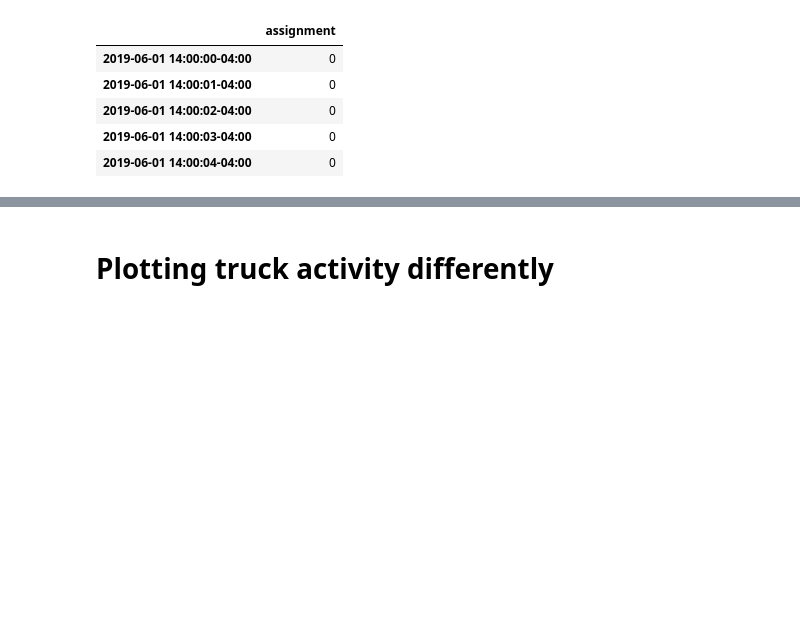
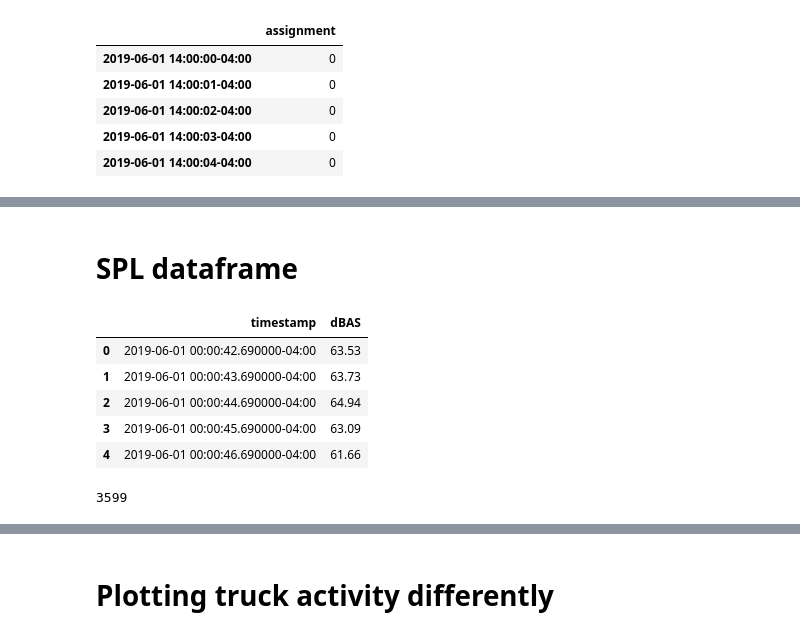
Before and after one commit to marin-hyatt/public-redhook-analysis, a Jupyter notebook: Truck_Analysis.ipynb, the cells around one changed output, grey strips where cells are left out. Cells and saved outputs as stored; diff of their text form; code cells hidden in the pictures; blank space fills up the shorter version.

Commit message:
Created dataframe for SPL values

```diff
--- a/Truck_Analysis.ipynb
+++ b/Truck_Analysis.ipynb
@@ -656,0 +667,11 @@ complete_assignments_df.head()
+# %% [markdown]
+# SPL dataframe
+# %%
+time_df.head()
+# %% [output]
+|  | timestamp | dBAS |
+| 0 | 2019-06-01 00:00:42.690000-04:00 | 63.53 |
+| 1 | 2019-06-01 00:00:43.690000-04:00 | 63.73 |
+| 2 | 2019-06-01 00:00:44.690000-04:00 | 64.94 |
+| 3 | 2019-06-01 00:00:45.690000-04:00 | 63.09 |
+| 4 | 2019-06-01 00:00:46.690000-04:00 | 61.66 |
@@ -656,0 +687,4 @@ complete_assignments_df.head()
+# %%
+len(dBAS_hour)
+# %% [output]
+3599
```
Also changed, not shown: parts of 13 cells of this notebook.
